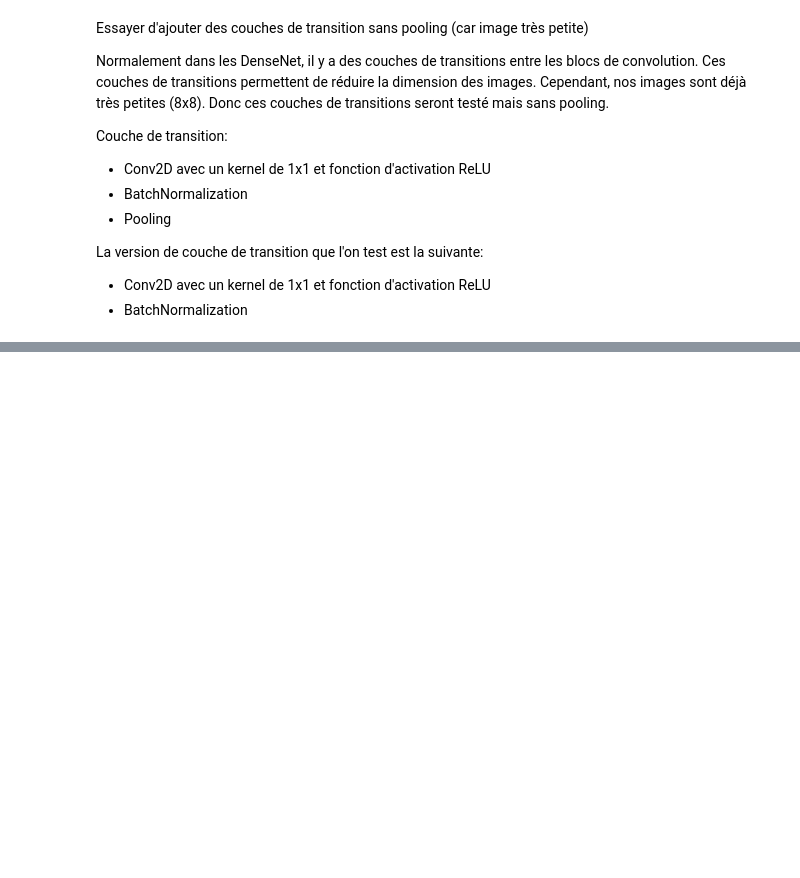
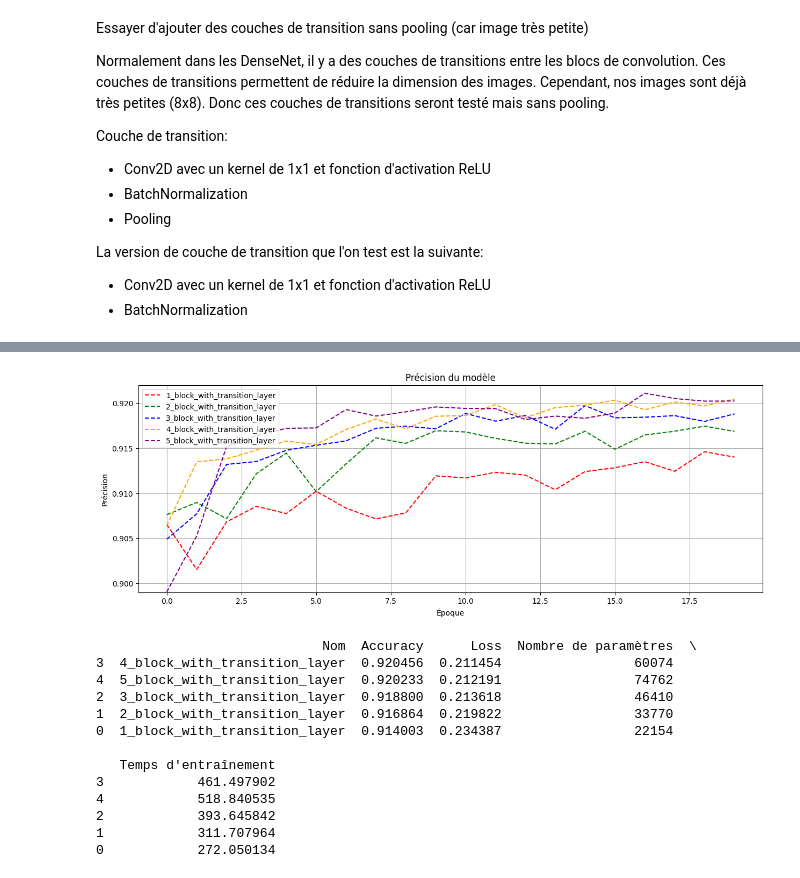
Before and after one commit to TWAAXOne/Network-intrusion-detection-with-machine-learning, a Jupyter notebook: CNN_Mutliclass.ipynb, the cells around one changed output, grey strips where cells are left out. Drawn from its saved outputs; the diff is of its cells as text; code cells hidden in the pictures; blank space fills up the shorter version.

```diff
--- a/CNN_Mutliclass.ipynb
+++ b/CNN_Mutliclass.ipynb
@@ -470,7 +470,7 @@ model = [0] * nets
 history = [0] * nets
 names = ["1_block_DenseNet", "2_blocks_DenseNet", "3_blocks_DenseNet", "4_blocks_DenseNet", "5_blocks_DenseNet"]
 
-epochs = 2
+epochs = 20
 batch_size = 128
 
 results = []  # Afin d'afficher les résultats de chaque modèle
@@ -481,16 +481,14 @@ for net in range(nets):
         # première couche de convolution
         x1 = Conv2D(32, (3, 3), padding='same', activation='relu')(input_img)
         x1 = BatchNormalization()(x1)
-        concat1 = concatenate([input_img, x1])
-        output = Flatten()(concat1)
+        output = Flatten()(x1)
         out = Dense(nb_classes, activation='softmax')(output)
     if net == 1: # 2_blocks_DenseNet
         # première couche de convolution
         x1 = Conv2D(32, (3, 3), padding='same', activation='relu')(input_img)
         x1 = BatchNormalization()(x1)
-        concat1 = concatenate([input_img, x1])
         # deuxième couche de convolution
-        x2 = Conv2D(32, (3, 3), padding='same', activation='relu')(concat1)
+        x2 = Conv2D(32, (3, 3), padding='same', activation='relu')(x1)
         x2 = BatchNormalization()(x2)
         concat2 = concatenate([x1, x2])
         output = Flatten()(concat2)
@@ -499,9 +497,8 @@ for net in range(nets):
         # première couche de convolution
         x1 = Conv2D(32, (3, 3), padding='same', activation='relu')(input_img)
         x1 = BatchNormalization()(x1)
-        concat1 = concatenate([input_img, x1])
         # deuxième couche de convolution
-        x2 = Conv2D(32, (3, 3), padding='same', activation='relu')(concat1)
+        x2 = Conv2D(32, (3, 3), padding='same', activation='relu')(x1)
         x2 = BatchNormalization()(x2)
         concat2 = concatenate([x1, x2])
         # troisième couche de convolution
@@ -514,9 +511,8 @@ for net in range(nets):
         # première couche de convolution
         x1 = Conv2D(32, (3, 3), padding='same', activation='relu')(input_img)
         x1 = BatchNormalization()(x1)
-        concat1 = concatenate([input_img, x1])
         # deuxième couche de convolution
-        x2 = Conv2D(32, (3, 3), padding='same', activation='relu')(concat1)
+        x2 = Conv2D(32, (3, 3), padding='same', activation='relu')(x1)
         x2 = BatchNormalization()(x2)
         concat2 = concatenate([x1, x2])
         # troisième couche de convolution
@@ -533,9 +529,8 @@ for net in range(nets):
         # première couche de convolution
         x1 = Conv2D(32, (3, 3), padding='same', activation='relu')(input_img)
         x1 = BatchNormalization()(x1)
-        concat1 = concatenate([input_img, x1])
         # deuxième couche de convolution
-        x2 = Conv2D(32, (3, 3), padding='same', activation='relu')(concat1)
+        x2 = Conv2D(32, (3, 3), padding='same', activation='relu')(x1)
         x2 = BatchNormalization()(x2)
         concat2 = concatenate([x1, x2])
         # troisième couche de convolution
@@ -609,9 +637,9 @@ def transition_layer(x, num_filters):
 nets = 5
 model = [0] * nets
 history = [0] * nets
-names = ["1_block_DenseNet", "2_blocks_DenseNet", "3_blocks_DenseNet", "4_blocks_DenseNet", "5_blocks_DenseNet"]
+names = ["1_block_with_transition_layer", "2_block_with_transition_layer", "3_block_with_transition_layer", "4_block_with_transition_layer", "5_block_with_transition_layer"]
 
-epochs = 2
+epochs = 20
 batch_size = 128
 
 results = []  # Afin d'afficher les résultats de chaque modèle
@@ -742,4 +788,19 @@ df_results = pd.DataFrame(results)
 # %%
-plot_accuracies(nets,history,names,[0.895,0.92])
+plot_accuracies(nets,history,names,[0.899,0.922])
 df_sorted = df_results.sort_values(by="Accuracy", ascending=False)
 print(df_sorted)
+# %% [output]
+[figure, added]
+                             Nom  Accuracy      Loss  Nombre de paramètres  \
+3  4_block_with_transition_layer  0.920456  0.211454                 60074
+4  5_block_with_transition_layer  0.920233  0.212191                 74762
+2  3_block_with_transition_layer  0.918800  0.213618                 46410
+1  2_block_with_transition_layer  0.916864  0.219822                 33770
+0  1_block_with_transition_layer  0.914003  0.234387                 22154
+
+   Temps d'entraînement
+3            461.497902
+4            518.840535
+2            393.645842
+1            311.707964
+0            272.050134
```
Also changed, not shown: parts of 7 cells of this notebook.
